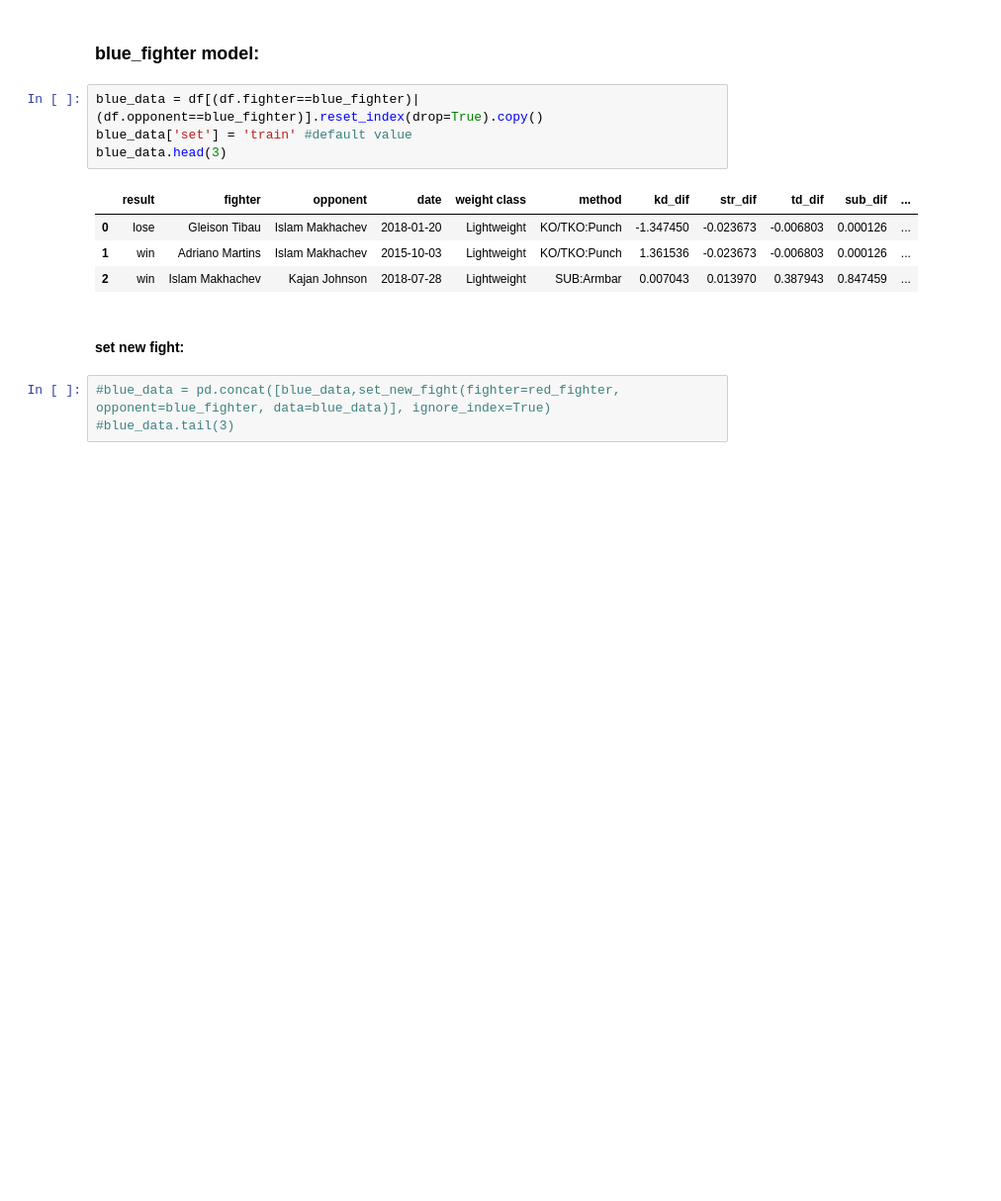
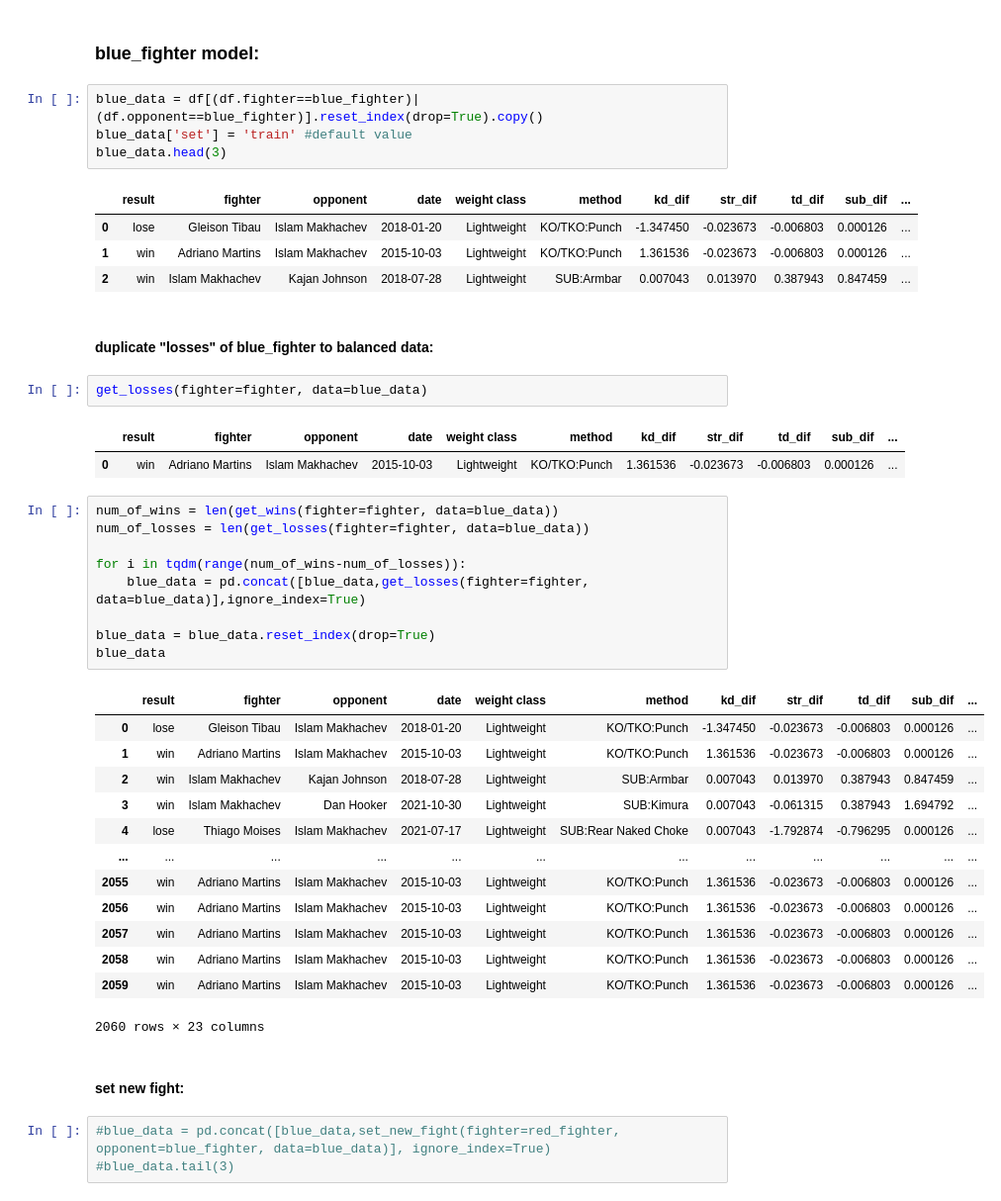
Before and after one commit to sagi778/ufc_fights_Predictor, a Jupyter notebook: notebooks/micro_model_training.ipynb, the cells around one changed output. Shown at 99% size. Saved outputs shown, nothing was run; the diff lists cells and outputs as text; blank space fills up the shorter version.

```diff
--- a/notebooks/micro_model_training.ipynb
+++ b/notebooks/micro_model_training.ipynb
@@ -73,6 +73,36 @@ blue_data.head(3)
 | 0 | lose | Gleison Tibau | Islam Makhachev | 2018-01-20 | Lightweight | KO/TKO:Punch | -1.347450 | -0.023673 | -0.006803 | 0.000126 | ... |
 | 1 | win | Adriano Martins | Islam Makhachev | 2015-10-03 | Lightweight | KO/TKO:Punch | 1.361536 | -0.023673 | -0.006803 | 0.000126 | ... |
 | 2 | win | Islam Makhachev | Kajan Johnson | 2018-07-28 | Lightweight | SUB:Armbar | 0.007043 | 0.013970 | 0.387943 | 0.847459 | ... |
+# %% [markdown]
+#### duplicate "losses" of blue_fighter to balanced data:
+# %%
+get_losses(fighter=fighter, data=blue_data)
+# %% [output]
+|  | result | fighter | opponent | date | weight class | method | kd_dif | str_dif | td_dif | sub_dif | ... |
+| 0 | win | Adriano Martins | Islam Makhachev | 2015-10-03 | Lightweight | KO/TKO:Punch | 1.361536 | -0.023673 | -0.006803 | 0.000126 | ... |
+# %%
+num_of_wins = len(get_wins(fighter=fighter, data=blue_data))
+num_of_losses = len(get_losses(fighter=fighter, data=blue_data))
+
+for i in tqdm(range(num_of_wins-num_of_losses)):
+    blue_data = pd.concat([blue_data,get_losses(fighter=fighter, data=blue_data)],ignore_index=True)
+
+blue_data = blue_data.reset_index(drop=True)
+blue_data
+# %% [output]
+|  | result | fighter | opponent | date | weight class | method | kd_dif | str_dif | td_dif | sub_dif | ... |
+| 0 | lose | Gleison Tibau | Islam Makhachev | 2018-01-20 | Lightweight | KO/TKO:Punch | -1.347450 | -0.023673 | -0.006803 | 0.000126 | ... |
+| 1 | win | Adriano Martins | Islam Makhachev | 2015-10-03 | Lightweight | KO/TKO:Punch | 1.361536 | -0.023673 | -0.006803 | 0.000126 | ... |
+| 2 | win | Islam Makhachev | Kajan Johnson | 2018-07-28 | Lightweight | SUB:Armbar | 0.007043 | 0.013970 | 0.387943 | 0.847459 | ... |
+| 3 | win | Islam Makhachev | Dan Hooker | 2021-10-30 | Lightweight | SUB:Kimura | 0.007043 | -0.061315 | 0.387943 | 1.694792 | ... |
+| 4 | lose | Thiago Moises | Islam Makhachev | 2021-07-17 | Lightweight | SUB:Rear Naked Choke | 0.007043 | -1.792874 | -0.796295 | 0.000126 | ... |
+| ... | ... | ... | ... | ... | ... | ... | ... | ... | ... | ... | ... |
+| 2055 | win | Adriano Martins | Islam Makhachev | 2015-10-03 | Lightweight | KO/TKO:Punch | 1.361536 | -0.023673 | -0.006803 | 0.000126 | ... |
+| 2056 | win | Adriano Martins | Islam Makhachev | 2015-10-03 | Lightweight | KO/TKO:Punch | 1.361536 | -0.023673 | -0.006803 | 0.000126 | ... |
+| 2057 | win | Adriano Martins | Islam Makhachev | 2015-10-03 | Lightweight | KO/TKO:Punch | 1.361536 | -0.023673 | -0.006803 | 0.000126 | ... |
+| 2058 | win | Adriano Martins | Islam Makhachev | 2015-10-03 | Lightweight | KO/TKO:Punch | 1.361536 | -0.023673 | -0.006803 | 0.000126 | ... |
+| 2059 | win | Adriano Martins | Islam Makhachev | 2015-10-03 | Lightweight | KO/TKO:Punch | 1.361536 | -0.023673 | -0.006803 | 0.000126 | ... |
+2060 rows × 23 columns
 # %% [markdown]
 #### set new fight:
 # %%
```
Also changed, not shown: parts of 6 cells of this notebook, 1 other file.
